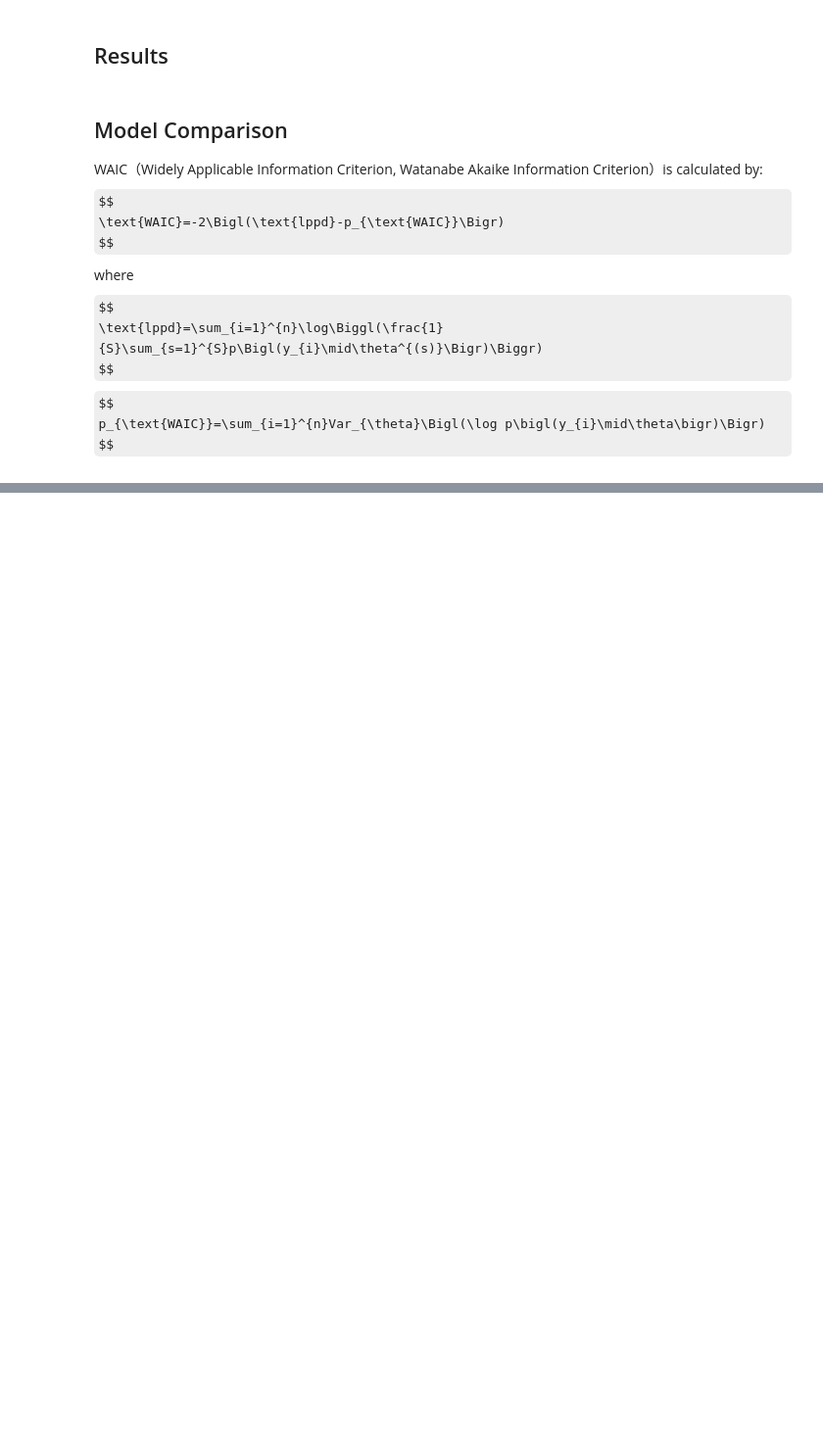
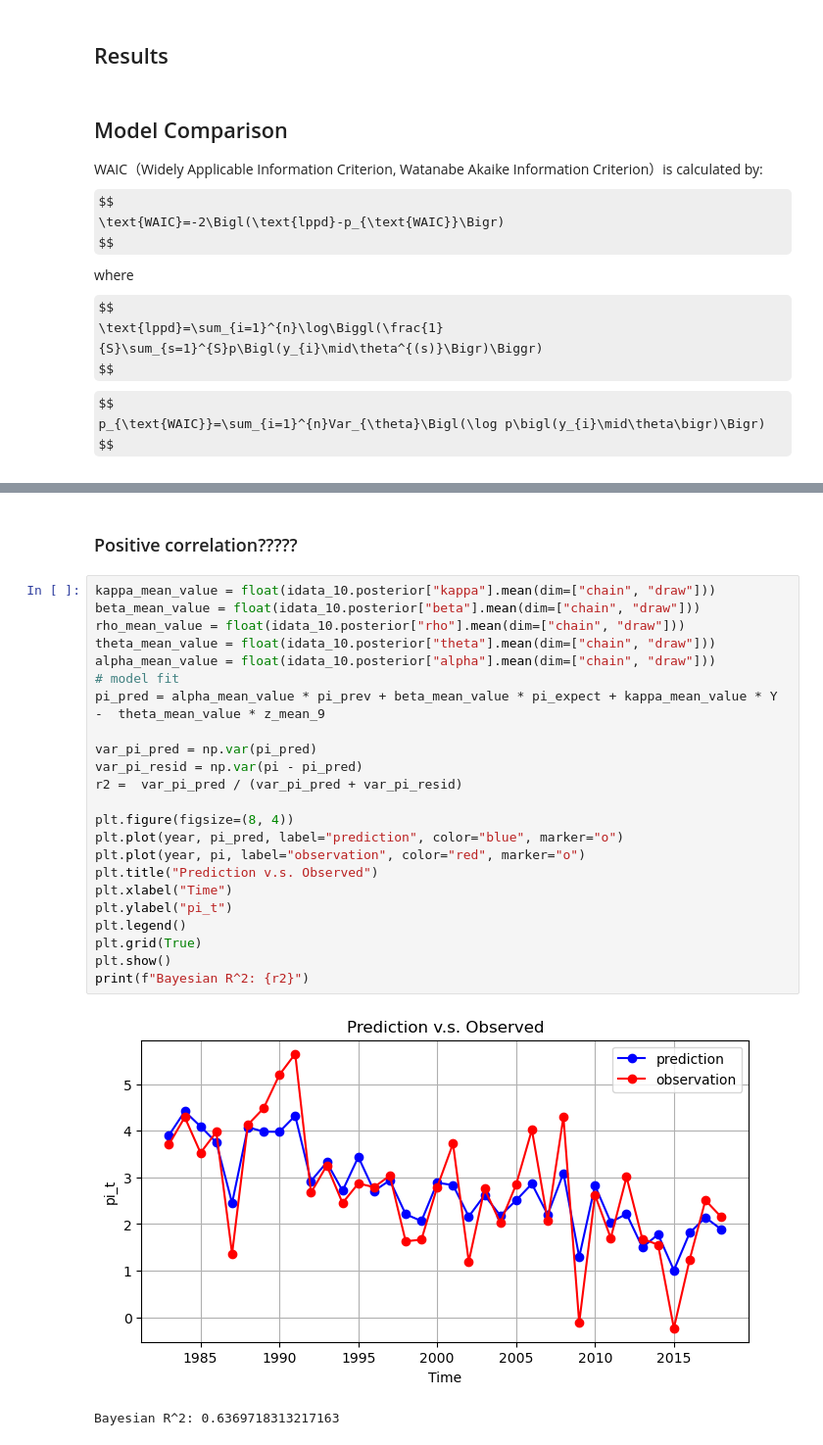
Before and after one commit to Ichikawa-Satoshi/NKPC_HSA_MCMC, a Jupyter notebook: code/main.ipynb, the cells around one changed output, grey strips where cells are left out. Shown at 98% size. Drawn from its saved outputs; the diff is of its cells as text; some formulas as TeX source; blank space fills up the shorter version.

```diff
--- a/code/main.ipynb
+++ b/code/main.ipynb
@@ -715,0 +705,28 @@ plot_z(year, z_mean_9,z_lower_9, z_upper_9, Y)
+# %% [markdown]
+### Positive correlation?????
+# %%
+kappa_mean_value = float(idata_10.posterior["kappa"].mean(dim=["chain", "draw"]))
+beta_mean_value = float(idata_10.posterior["beta"].mean(dim=["chain", "draw"]))
+rho_mean_value = float(idata_10.posterior["rho"].mean(dim=["chain", "draw"]))
+theta_mean_value = float(idata_10.posterior["theta"].mean(dim=["chain", "draw"]))
+alpha_mean_value = float(idata_10.posterior["alpha"].mean(dim=["chain", "draw"]))
+# model fit
+pi_pred = alpha_mean_value * pi_prev + beta_mean_value * pi_expect + kappa_mean_value * Y -  theta_mean_value * z_mean_9
+
+var_pi_pred = np.var(pi_pred)
+var_pi_resid = np.var(pi - pi_pred)
+r2 =  var_pi_pred / (var_pi_pred + var_pi_resid)
+
+plt.figure(figsize=(8, 4))
+plt.plot(year, pi_pred, label="prediction", color="blue", marker="o")
+plt.plot(year, pi, label="observation", color="red", marker="o")
+plt.title("Prediction v.s. Observed")
+plt.xlabel("Time")
+plt.ylabel("pi_t")
+plt.legend()
+plt.grid(True)
+plt.show()
+print(f"Bayesian R^2: {r2}")
+# %% [output]
+[figure, added]
+Bayesian R^2: 0.6369718313217163
```
Also changed, not shown: parts of 19 cells of this notebook, 4 other files.
